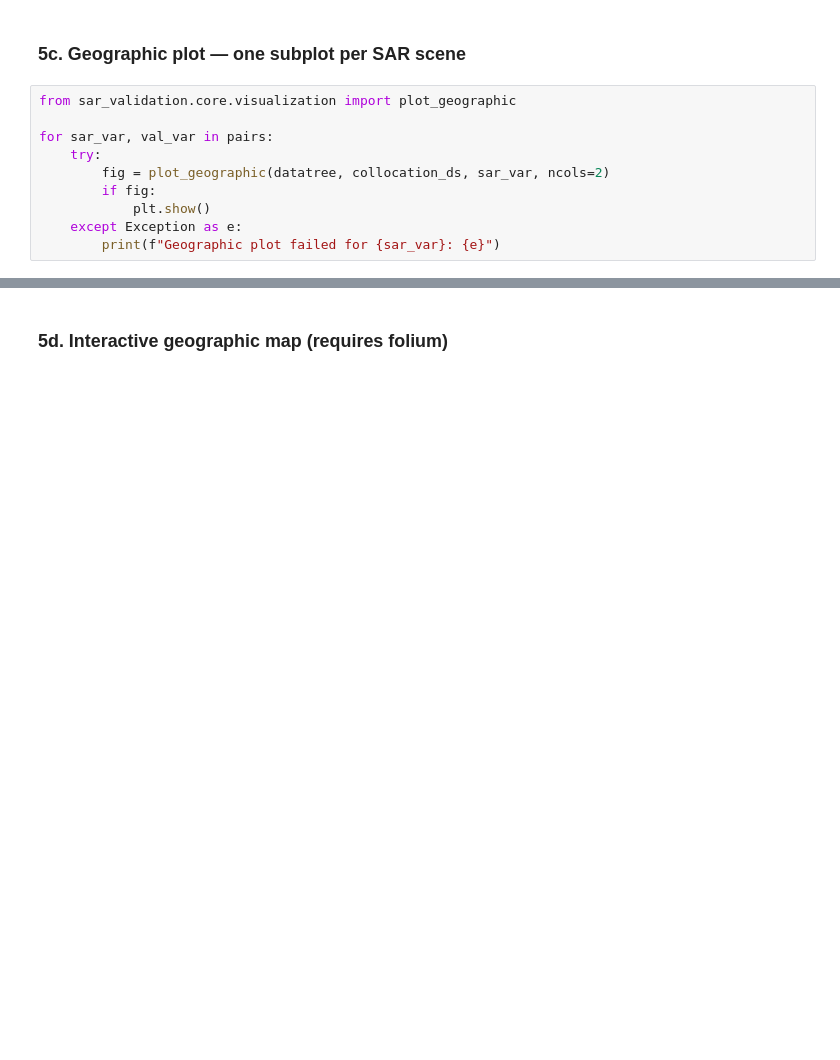
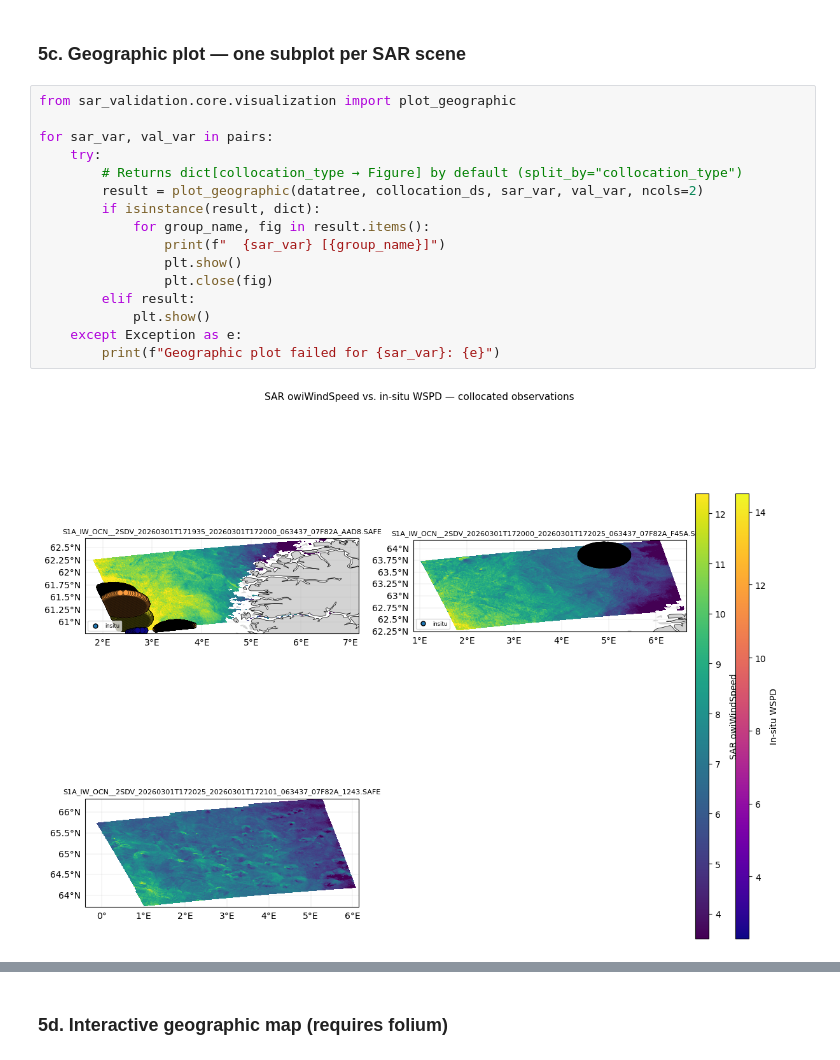
Before and after one commit to SAR-Ocean/qa4sar, a Jupyter notebook: examples/validation_notebook.ipynb, the cells around one changed output, grey strips where cells are left out. Saved outputs shown, nothing was run; the diff lists cells and outputs as text; blank space fills up the shorter version.

```diff
--- a/examples/validation_notebook.ipynb
+++ b/examples/validation_notebook.ipynb
@@ -116,10 +192,18 @@ except ImportError as e:
 # %%
 from sar_validation.core.visualization import plot_geographic
 
 for sar_var, val_var in pairs:
     try:
-        fig = plot_geographic(datatree, collocation_ds, sar_var, ncols=2)
-        if fig:
+        # Returns dict[collocation_type → Figure] by default (split_by="collocation_type")
+        result = plot_geographic(datatree, collocation_ds, sar_var, val_var, ncols=2)
+        if isinstance(result, dict):
+            for group_name, fig in result.items():
+                print(f"  {sar_var} [{group_name}]")
+                plt.show()
+                plt.close(fig)
+        elif result:
             plt.show()
     except Exception as e:
         print(f"Geographic plot failed for {sar_var}: {e}")
+# %% [output]
+[figure, added]
```
Also changed, not shown: parts of 13 cells of this notebook, 9 other files.
